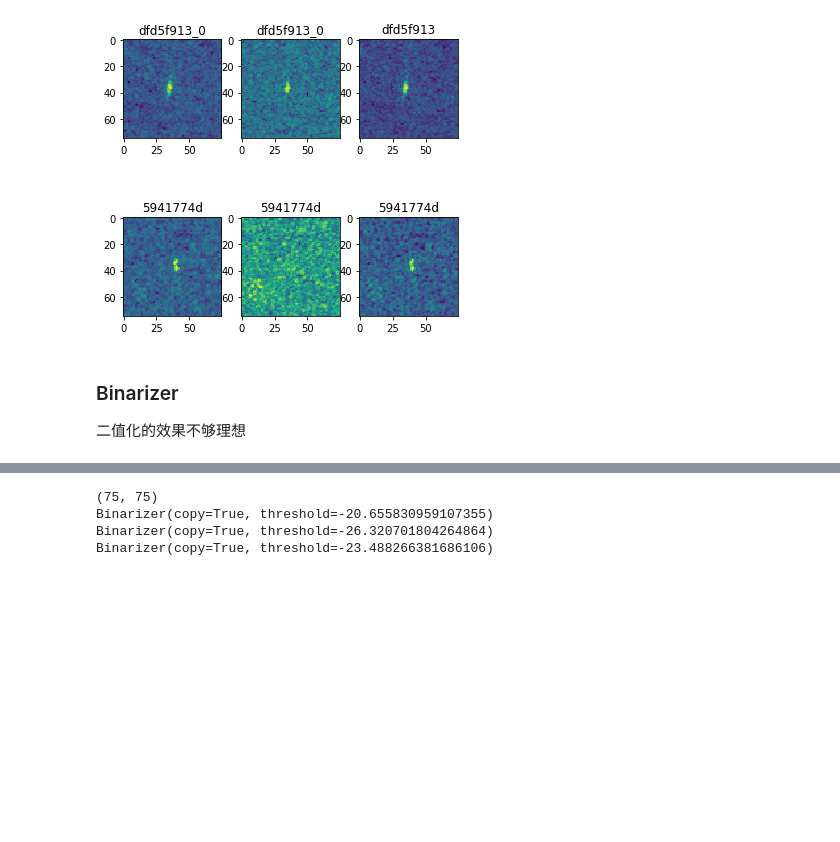
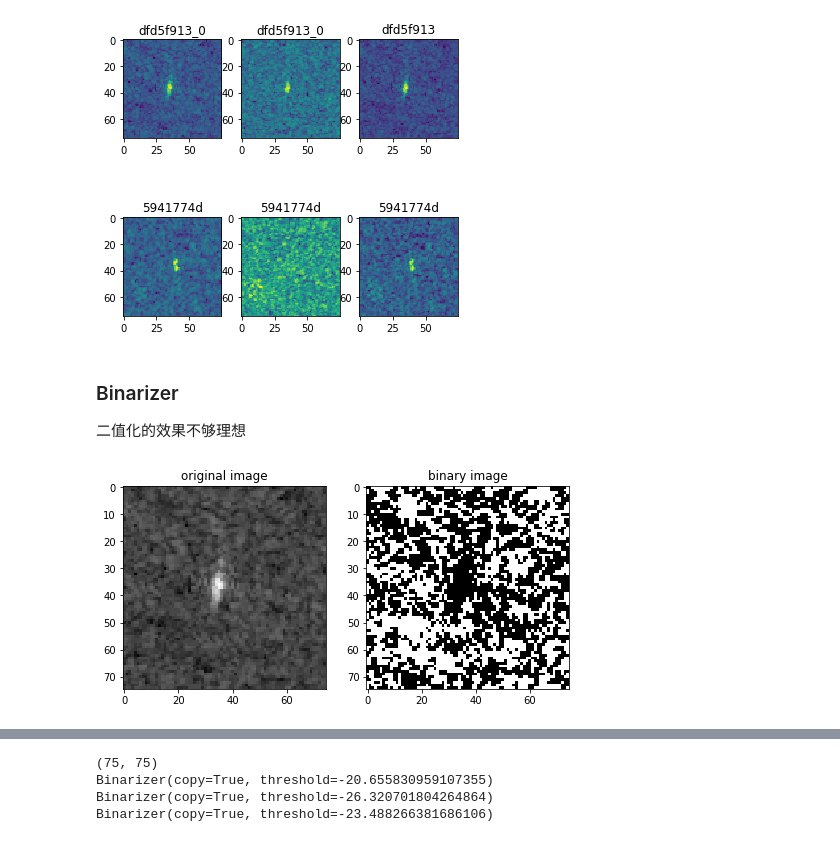
Before and after one commit to StudyExchange/Kaggle, a Jupyter notebook: Statoil_C_CORE_Iceberg_Classifier_Challenge/Image_Proccess.ipynb, the cells around one changed output, grey strips where cells are left out. Saved outputs shown, nothing was run; the diff lists cells and outputs as text; code cells hidden in the pictures; blank space fills up the shorter version.

```diff
--- a/Statoil_C_CORE_Iceberg_Classifier_Challenge/Image_Proccess.ipynb
+++ b/Statoil_C_CORE_Iceberg_Classifier_Challenge/Image_Proccess.ipynb
@@ -200,3 +255,25 @@ ax[1, 2].set_title(id_test[0])
 ### Binarizer
 
 二值化的效果不够理想
+# %%
+from skimage import data,filters
+import matplotlib.pyplot as plt
+index = 0
+image = band1_data[index]
+# image = band1_data_edges[index]
+thresh = filters.threshold_otsu(image)   #返回一个阈值
+dst =(image <= thresh)*1.0   #根据阈值进行分割
+
+plt.figure('thresh',figsize=(8,8))
+
+plt.subplot(121)
+plt.title('original image')
+plt.imshow(image,plt.cm.gray)
+
+plt.subplot(122)
+plt.title('binary image')
+plt.imshow(dst,plt.cm.gray)
+
+plt.show()
+# %% [output]
+[figure, added]
```
Also changed, not shown: parts of 40 cells of this notebook, 14 other files.
